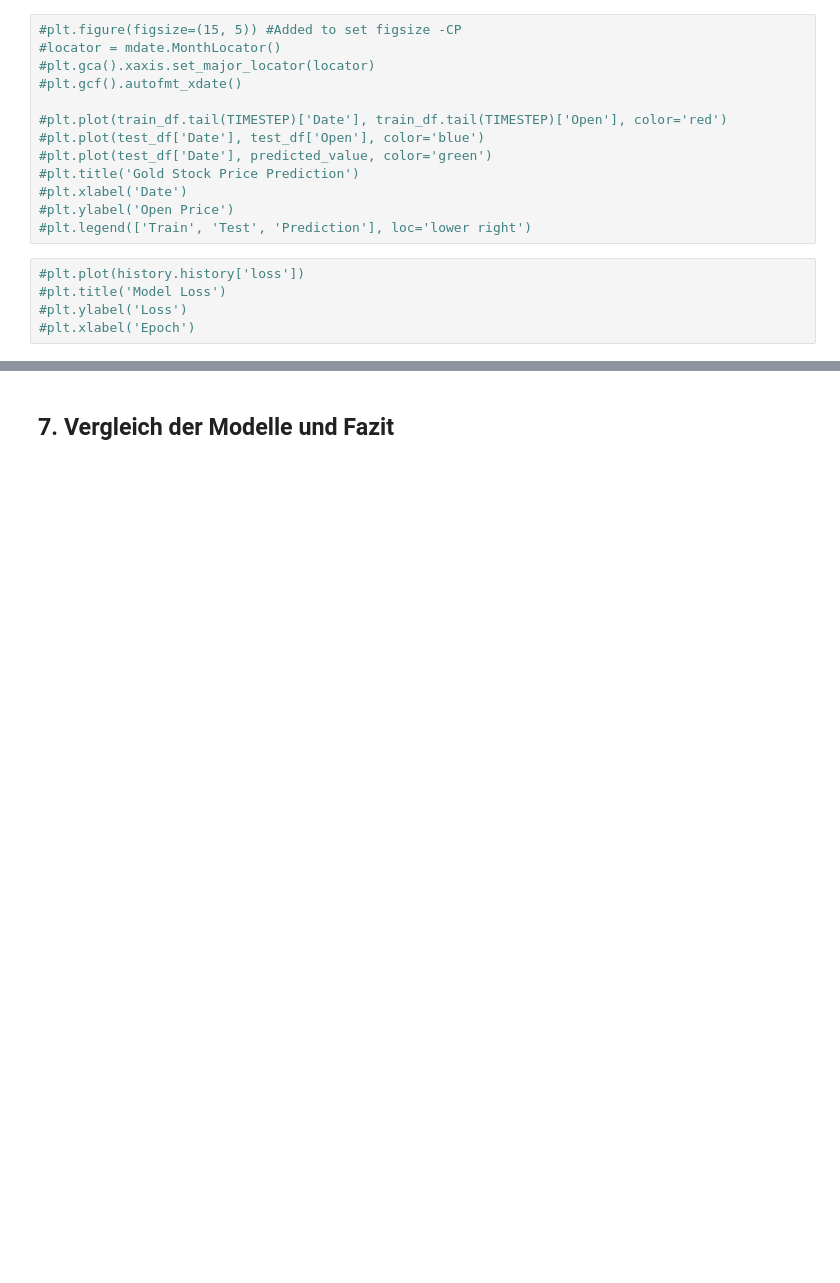
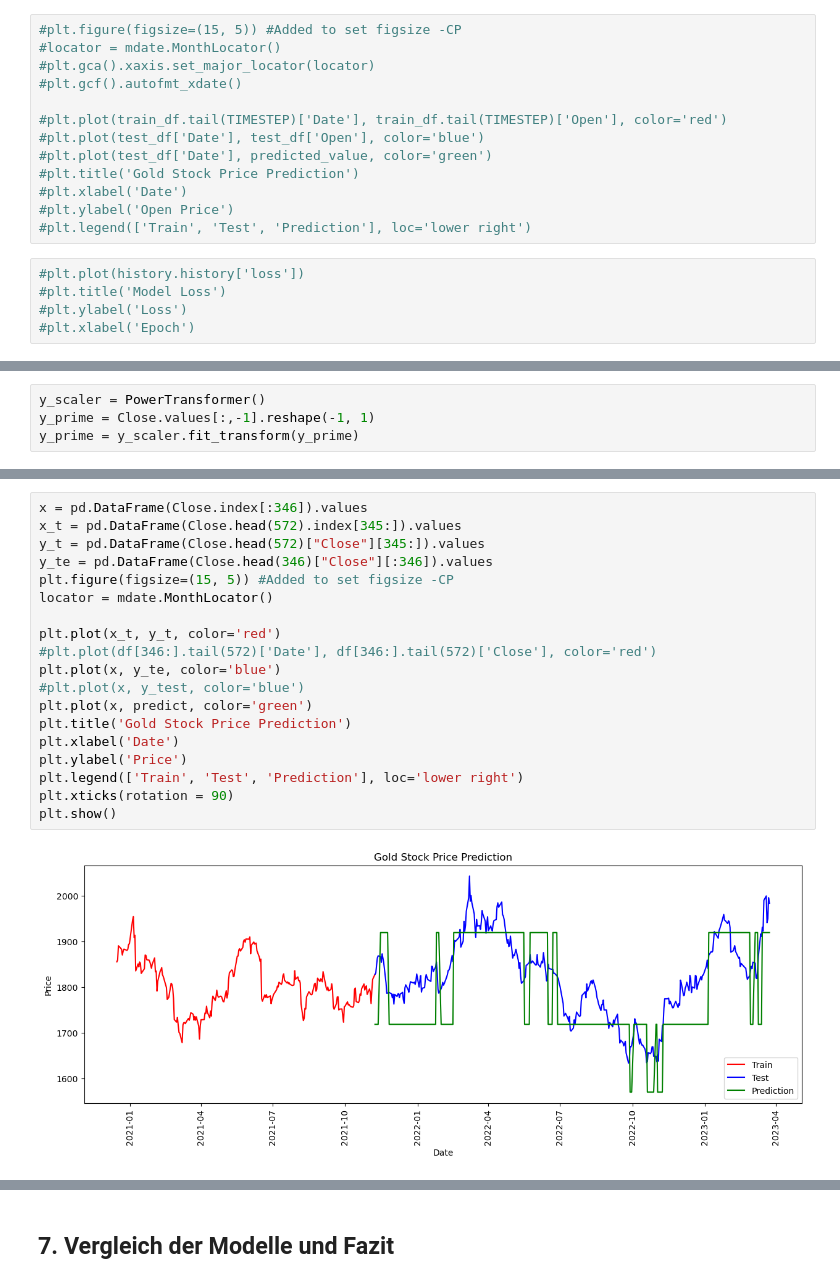
Before and after one commit to TTomczek/DL-Time-Series-Forecasting-With-RNNs, a Jupyter notebook: ausarbeitung.ipynb, the cells around one changed output, grey strips where cells are left out. Saved outputs shown, nothing was run; the diff lists cells and outputs as text; blank space fills up the shorter version.

```diff
--- a/ausarbeitung.ipynb
+++ b/ausarbeitung.ipynb
@@ -1001,0 +1405,4 @@ Das GRU-Modell ist in Kapitel 3 genauer beschrieben.
+# %%
+y_scaler = PowerTransformer()
+y_prime = Close.values[:,-1].reshape(-1, 1)
+y_prime = y_scaler.fit_transform(y_prime)
@@ -1001,0 +1596,21 @@ Das GRU-Modell ist in Kapitel 3 genauer beschrieben.
+# %%
+x = pd.DataFrame(Close.index[:346]).values
+x_t = pd.DataFrame(Close.head(572).index[345:]).values
+y_t = pd.DataFrame(Close.head(572)["Close"][345:]).values
+y_te = pd.DataFrame(Close.head(346)["Close"][:346]).values
+plt.figure(figsize=(15, 5)) #Added to set figsize -CP
+locator = mdate.MonthLocator()
+
+plt.plot(x_t, y_t, color='red')
+#plt.plot(df[346:].tail(572)['Date'], df[346:].tail(572)['Close'], color='red')
+plt.plot(x, y_te, color='blue')
+#plt.plot(x, y_test, color='blue')
+plt.plot(x, predict, color='green')
+plt.title('Gold Stock Price Prediction')
+plt.xlabel('Date')
+plt.ylabel('Price')
+plt.legend(['Train', 'Test', 'Prediction'], loc='lower right')
+plt.xticks(rotation = 90)
+plt.show()
+# %% [output]
+[figure, added]
```
Also changed, not shown: parts of 46 cells of this notebook.
